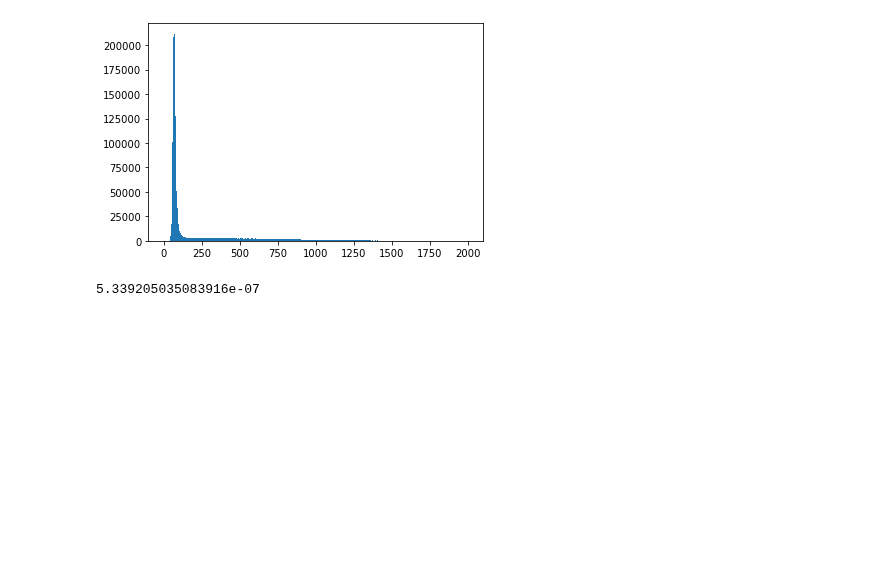
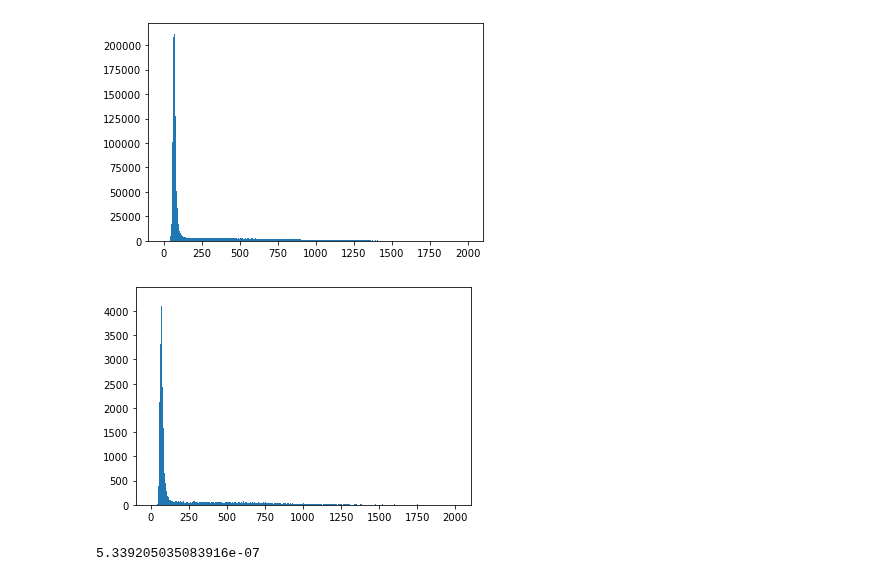
Before and after one commit to michaelrstadler/rpb1, a Jupyter notebook: bin/notebooks/20220414-workbook.ipynb, the cells around one changed output. Saved outputs shown, nothing was run; the diff lists cells and outputs as text; code cells hidden in the pictures; blank space fills up the shorter version.

```diff
--- a/bin/notebooks/20220414-workbook.ipynb
+++ b/bin/notebooks/20220414-workbook.ipynb
@@ -45,6 +45,11 @@ pix = stack[sm < t]
 plt.hist(pix, 500, range=(0,2_000), log=False);
 # %% [output]
 [figure]
+# %%
+pix = stack[22][sm[22] < t]
+plt.hist(pix, 500, range=(0,2_000), log=False);
+# %% [output]
+[figure, added]
 # %%
 xdata, ydata = process_hist(pix)
 plt.plot(xdata, ydata);
```
Also changed, not shown: parts of 25 cells of this notebook, 3 other files.
